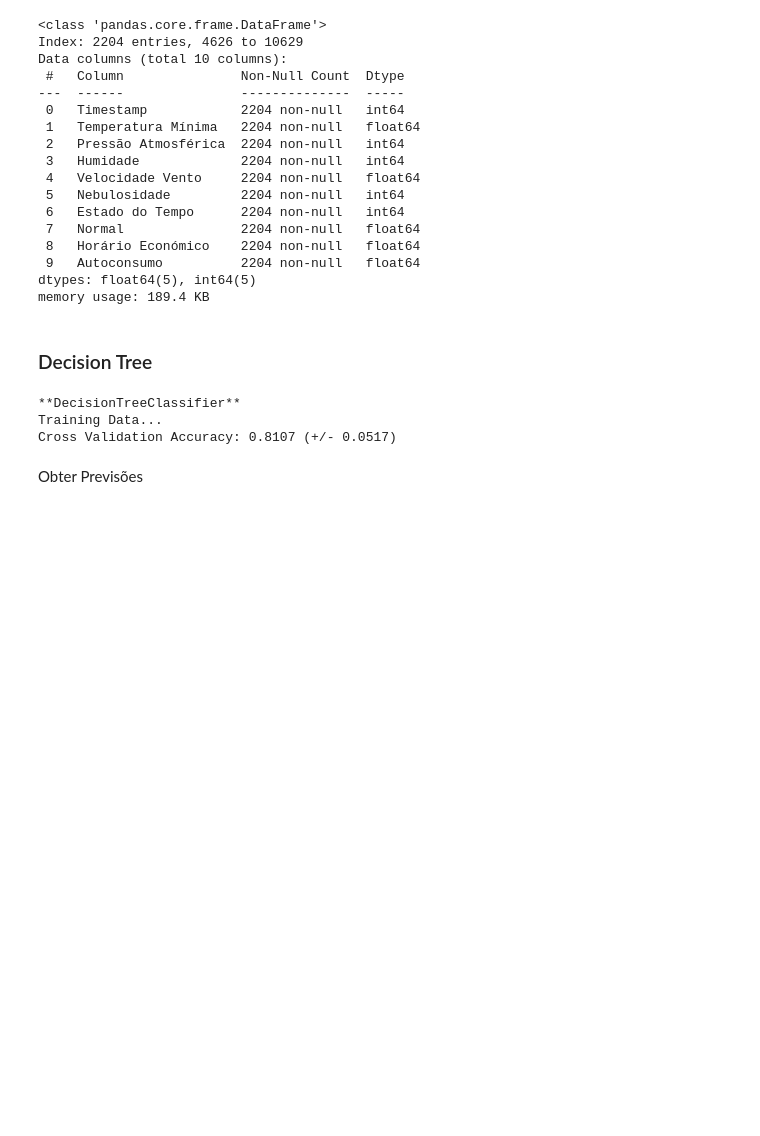
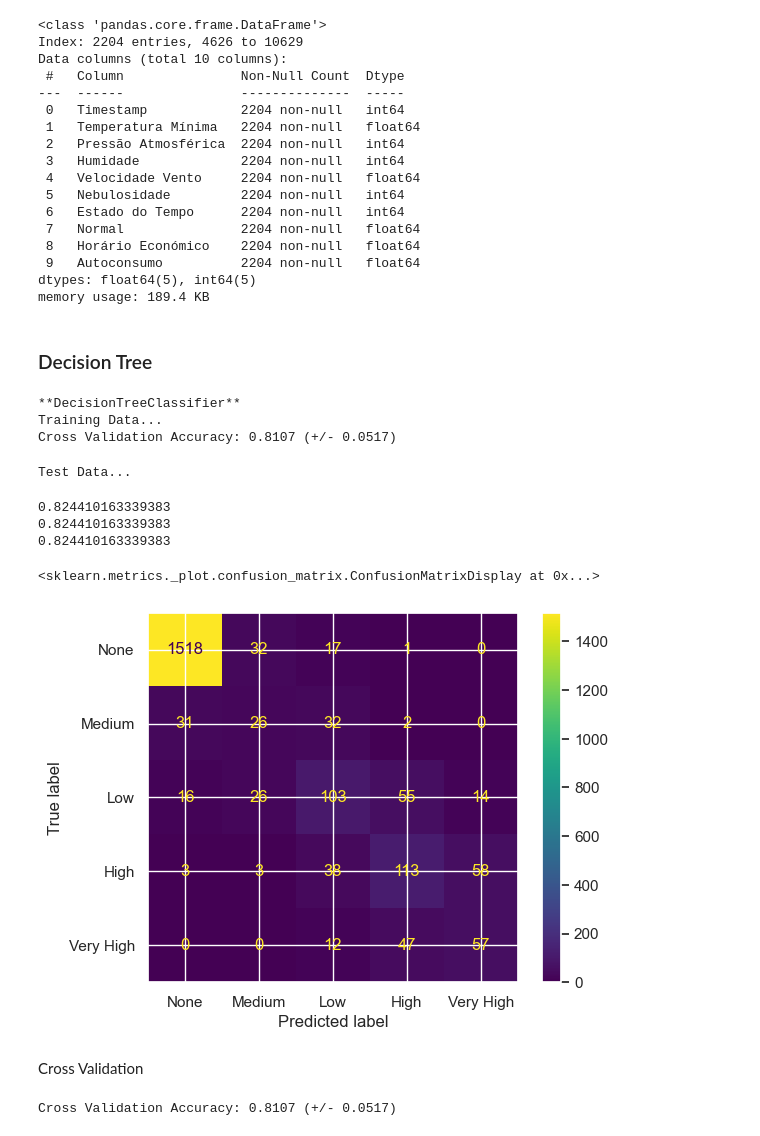
Before and after one commit to rafa2002/DAA-2324, a Jupyter notebook: Energy.ipynb, the cells around one changed output. Drawn from its saved outputs; the diff is of its cells as text; code cells hidden in the pictures; blank space fills up the shorter version.

```diff
--- a/Energy.ipynb
+++ b/Energy.ipynb
@@ -2352,3 +2354,36 @@ memory usage: 189.4 KB
 ### Decision Tree
 # %%
 from sklearn.tree import DecisionTreeClassifier
+# %%
+print("**DecisionTreeClassifier**")
+clf = DecisionTreeClassifier(random_state=2023)
+clf.fit(X_train,y_train)
+# %% [output]
+**DecisionTreeClassifier**
+Training Data...
+Cross Validation Accuracy: 0.8107 (+/- 0.0517)
+# %%
+# Make predictions on the test data
+print("Test Data...")
+predictions_tree = clf.predict(X_test)
+# %% [output]
+Test Data...
+# %%
+print(accuracy_score(y_test, predictions_tree))                   # (TP + TN) / (TP + FP + FN + TN)
+print(precision_score(y_test, predictions_tree, average='micro')) # TP / (TP + FP)
+print(recall_score(y_test, predictions_tree, average='micro'))    # TP / (TP + FN)
+# %% [output]
+0.824410163339383
+0.824410163339383
+0.824410163339383
+# %%
+cm = confusion_matrix(y_test, predictions_tree)
+# TP FP
+# FN TN
+cmd = ConfusionMatrixDisplay(cm,display_labels=['None', 'Medium', 'Low', 'High', 'Very High'])
+cmd.plot()
+# %% [output]
+<sklearn.metrics._plot.confusion_matrix.ConfusionMatrixDisplay at 0x...>
+[figure, added]
+# %% [markdown]
+Cross Validation
@@ -2355,15 +2392,5 @@ from sklearn.tree import DecisionTreeClassifier
 # %%
-print("**DecisionTreeClassifier**")
-clf_Tree = DecisionTreeClassifier(random_state=2023)
-clf_Tree.fit(X_train,y_train)
-
-#k cross val
-print("Training Data...")
-scores = cross_val_score(clf_Tree,X,y,cv = 200)
+scores = cross_val_score(clf,X,y,cv = 200)
 print("Cross Validation Accuracy: %0.4f (+/- %0.4f)" % (scores.mean(), scores.std()))
 # %% [output]
-**DecisionTreeClassifier**
-Training Data...
 Cross Validation Accuracy: 0.8107 (+/- 0.0517)
-# %% [markdown]
-Obter Previsões
```
Also changed, not shown: parts of 8 cells of this notebook.
